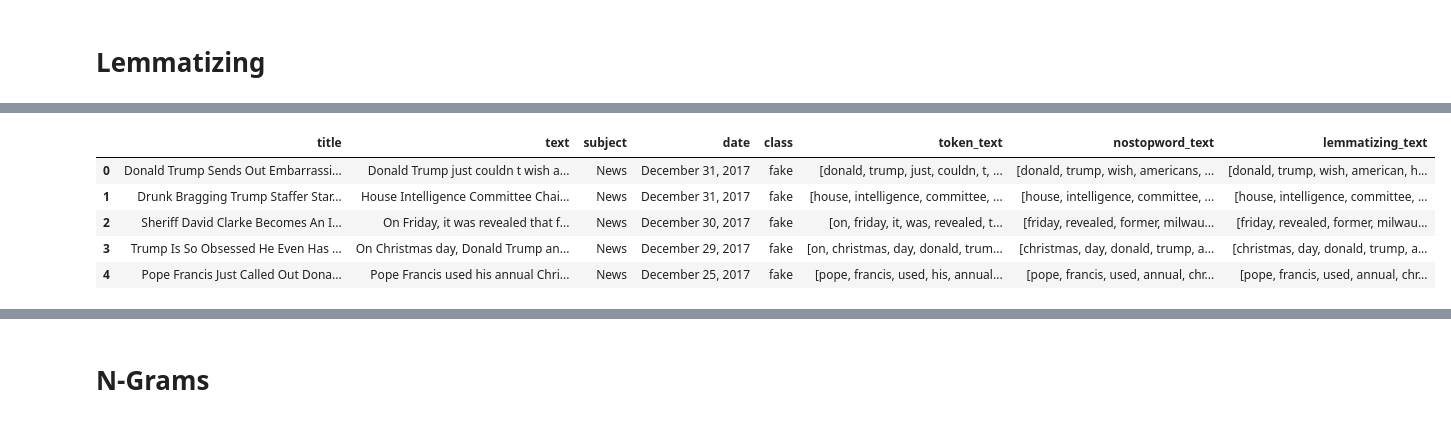
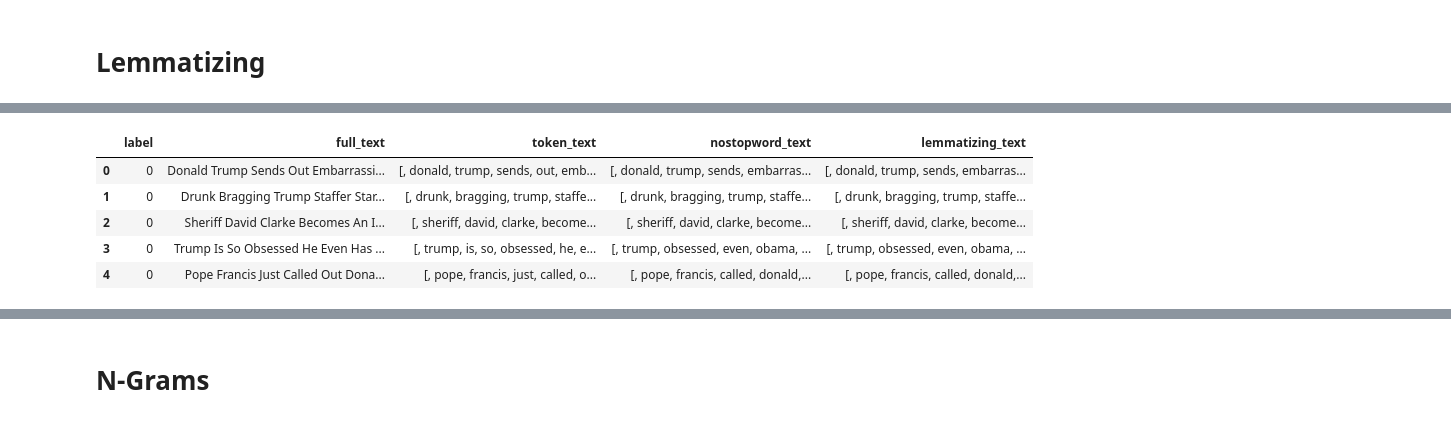
Before and after one commit to nmanduri999/Fake_news_detection_project_3, a Jupyter notebook: fake_news_ML.ipynb, the cells around one changed output, grey strips where cells are left out. Drawn from its saved outputs; the diff is of its cells as text; code cells hidden in the pictures.

```diff
--- a/fake_news_ML.ipynb
+++ b/fake_news_ML.ipynb
@@ -71,0 +119,2 @@ combine_df.head()
+# %%
+full_df = full_df.reset_index()
@@ -71,0 +137,3 @@ combine_df.head()
+# %%
+full_df = full_df.drop(["index"],axis=1)
+full_df
@@ -75,8 +157,7 @@ combine_df.head()
 def tokeniz(text):
     token = re.split('\W+', text)
     return token
-clean_df = combine_df
-clean_df["token_text"] = clean_df["text"].apply(lambda x:tokeniz(x.lower()))
 
-clean_df.head()
+full_df["token_text"] = full_df["full_text"].apply(lambda x:tokeniz(x.lower()))
+full_df.head()
 # %% [output]
@@ -101,7 +182,7 @@ def remove_stopword(token):
     text = [word for word in token if word not in stopword]
     return text
 
-clean_df["nostopword_text"] = clean_df["token_text"].apply(lambda x:remove_stopword(x))
+full_df["nostopword_text"] = full_df["token_text"].apply(lambda x:remove_stopword(x))
 
-clean_df.head()
+full_df.head()
 # %% [output]
@@ -126,15 +207,15 @@ True
 # %%
 def lemmatizing(stopword):
     text = [wl.lemmatize(word) for word in stopword]
     return text
 
-clean_df["lemmatizing_text"] = clean_df["nostopword_text"].apply(lambda x:lemmatizing(x))
+full_df["lemmatizing_text"] = full_df["nostopword_text"].apply(lambda x:lemmatizing(x))
 
-clean_df.head()
+full_df.head()
 # %% [output]
-|  | title | text | subject | date | class | token_text | nostopword_text | lemmatizing_text |
-| 0 | Donald Trump Sends Out Embarrassi... | Donald Trump just couldn t wish a... | News | December 31, 2017 | fake | [donald, trump, just, couldn, t, ... | [donald, trump, wish, americans, ... | [donald, trump, wish, american, h... |
-| 1 | Drunk Bragging Trump Staffer Star... | House Intelligence Committee Chai... | News | December 31, 2017 | fake | [house, intelligence, committee, ... | [house, intelligence, committee, ... | [house, intelligence, committee, ... |
-| 2 | Sheriff David Clarke Becomes An I... | On Friday, it was revealed that f... | News | December 30, 2017 | fake | [on, friday, it, was, revealed, t... | [friday, revealed, former, milwau... | [friday, revealed, former, milwau... |
-| 3 | Trump Is So Obsessed He Even Has ... | On Christmas day, Donald Trump an... | News | December 29, 2017 | fake | [on, christmas, day, donald, trum... | [christmas, day, donald, trump, a... | [christmas, day, donald, trump, a... |
-| 4 | Pope Francis Just Called Out Dona... | Pope Francis used his annual Chri... | News | December 25, 2017 | fake | [pope, francis, used, his, annual... | [pope, francis, used, annual, chr... | [pope, francis, used, annual, chr... |
+|  | label | full_text | token_text | nostopword_text | lemmatizing_text |
+| 0 | 0 | Donald Trump Sends Out Embarrassi... | [, donald, trump, sends, out, emb... | [, donald, trump, sends, embarras... | [, donald, trump, sends, embarras... |
+| 1 | 0 | Drunk Bragging Trump Staffer Star... | [, drunk, bragging, trump, staffe... | [, drunk, bragging, trump, staffe... | [, drunk, bragging, trump, staffe... |
+| 2 | 0 | Sheriff David Clarke Becomes An I... | [, sheriff, david, clarke, become... | [, sheriff, david, clarke, become... | [, sheriff, david, clarke, become... |
+| 3 | 0 | Trump Is So Obsessed He Even Has ... | [, trump, is, so, obsessed, he, e... | [, trump, obsessed, even, obama, ... | [, trump, obsessed, even, obama, ... |
+| 4 | 0 | Pope Francis Just Called Out Dona... | [, pope, francis, just, called, o... | [, pope, francis, called, donald,... | [, pope, francis, called, donald,... |
```
Also changed, not shown: parts of 104 cells of this notebook, 1 other file.
